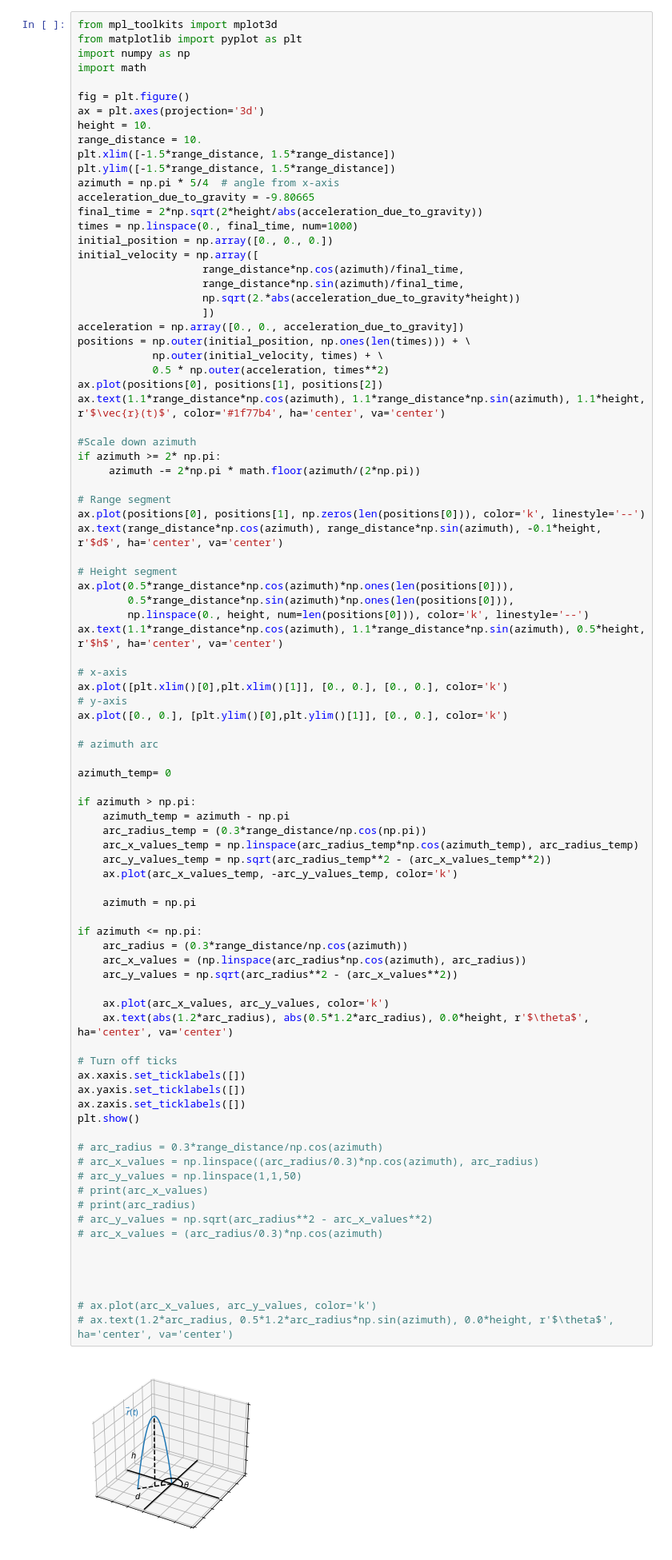
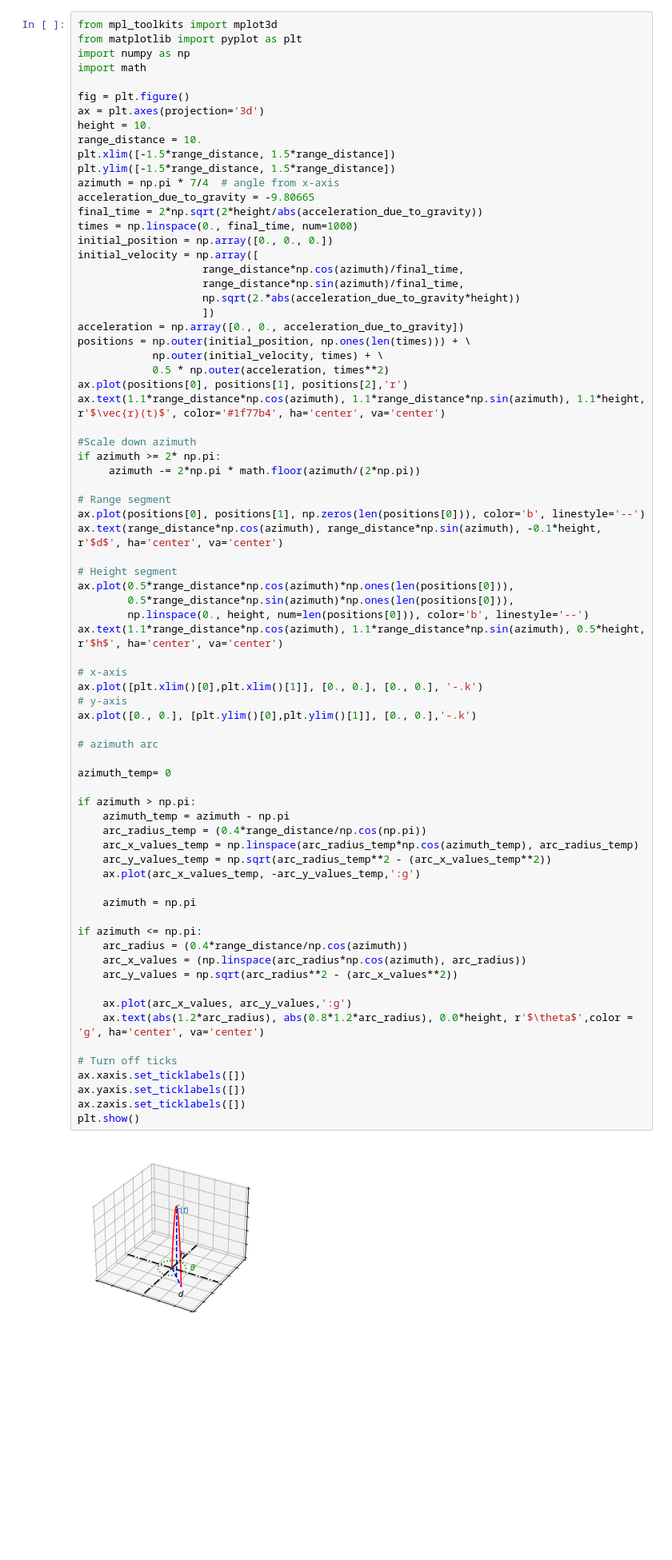
Before and after one commit to MIND-and-MATTER/Luccas_Michael_Dynamics, a Jupyter notebook: Curvilinear Motion.ipynb, the cells around one changed output. Shown at 80% size. Cells and saved outputs as stored; diff of their text form; blank space fills up the shorter version.

```diff
--- a/Curvilinear Motion.ipynb
+++ b/Curvilinear Motion.ipynb
@@ -86,7 +86,7 @@ height = 10.
 range_distance = 10.
 plt.xlim([-1.5*range_distance, 1.5*range_distance])
 plt.ylim([-1.5*range_distance, 1.5*range_distance])
-azimuth = np.pi * 5/4  # angle from x-axis
+azimuth = np.pi * 7/4  # angle from x-axis
 acceleration_due_to_gravity = -9.80665
 final_time = 2*np.sqrt(2*height/abs(acceleration_due_to_gravity))
 times = np.linspace(0., final_time, num=1000)
@@ -100,7 +100,7 @@ acceleration = np.array([0., 0., acceleration_due_to_gravity])
 positions = np.outer(initial_position, np.ones(len(times))) + \
             np.outer(initial_velocity, times) + \
             0.5 * np.outer(acceleration, times**2)
-ax.plot(positions[0], positions[1], positions[2])
+ax.plot(positions[0], positions[1], positions[2],'r')
 ax.text(1.1*range_distance*np.cos(azimuth), 1.1*range_distance*np.sin(azimuth), 1.1*height, r'$\vec{r}(t)$', color='#1f77b4', ha='center', va='center')
 
 #Scale down azimuth
@@ -108,62 +108,48 @@ if azimuth >= 2* np.pi:
      azimuth -= 2*np.pi * math.floor(azimuth/(2*np.pi))
 
 # Range segment
-ax.plot(positions[0], positions[1], np.zeros(len(positions[0])), color='k', linestyle='--')
+ax.plot(positions[0], positions[1], np.zeros(len(positions[0])), color='b', linestyle='--')
 ax.text(range_distance*np.cos(azimuth), range_distance*np.sin(azimuth), -0.1*height, r'$d$', ha='center', va='center')
 
 # Height segment
 ax.plot(0.5*range_distance*np.cos(azimuth)*np.ones(len(positions[0])),
         0.5*range_distance*np.sin(azimuth)*np.ones(len(positions[0])),
-        np.linspace(0., height, num=len(positions[0])), color='k', linestyle='--')
+        np.linspace(0., height, num=len(positions[0])), color='b', linestyle='--')
 ax.text(1.1*range_distance*np.cos(azimuth), 1.1*range_distance*np.sin(azimuth), 0.5*height, r'$h$', ha='center', va='center')
 
 # x-axis
-ax.plot([plt.xlim()[0],plt.xlim()[1]], [0., 0.], [0., 0.], color='k')
+ax.plot([plt.xlim()[0],plt.xlim()[1]], [0., 0.], [0., 0.], '-.k')
 # y-axis
-ax.plot([0., 0.], [plt.ylim()[0],plt.ylim()[1]], [0., 0.], color='k')
+ax.plot([0., 0.], [plt.ylim()[0],plt.ylim()[1]], [0., 0.],'-.k')
 
 # azimuth arc
 
 azimuth_temp= 0
 
 if azimuth > np.pi:
     azimuth_temp = azimuth - np.pi
-    arc_radius_temp = (0.3*range_distance/np.cos(np.pi))
+    arc_radius_temp = (0.4*range_distance/np.cos(np.pi))
     arc_x_values_temp = np.linspace(arc_radius_temp*np.cos(azimuth_temp), arc_radius_temp)
     arc_y_values_temp = np.sqrt(arc_radius_temp**2 - (arc_x_values_temp**2))
-    ax.plot(arc_x_values_temp, -arc_y_values_temp, color='k')
+    ax.plot(arc_x_values_temp, -arc_y_values_temp,':g')
 
     azimuth = np.pi
 
 if azimuth <= np.pi:
-    arc_radius = (0.3*range_distance/np.cos(azimuth))
+    arc_radius = (0.4*range_distance/np.cos(azimuth))
     arc_x_values = (np.linspace(arc_radius*np.cos(azimuth), arc_radius))
     arc_y_values = np.sqrt(arc_radius**2 - (arc_x_values**2))
 
-    ax.plot(arc_x_values, arc_y_values, color='k')
-    ax.text(abs(1.2*arc_radius), abs(0.5*1.2*arc_radius), 0.0*height, r'$\theta$', ha='center', va='center')
+    ax.plot(arc_x_values, arc_y_values,':g')
+    ax.text(abs(1.2*arc_radius), abs(0.8*1.2*arc_radius), 0.0*height, r'$\theta$',color = 'g', ha='center', va='center')
 
 # Turn off ticks
 ax.xaxis.set_ticklabels([])
 ax.yaxis.set_ticklabels([])
 ax.zaxis.set_ticklabels([])
 plt.show()
-
-# arc_radius = 0.3*range_distance/np.cos(azimuth)
-# arc_x_values = np.linspace((arc_radius/0.3)*np.cos(azimuth), arc_radius)
-# arc_y_values = np.linspace(1,1,50)
-# print(arc_x_values)
-# print(arc_radius)
-# arc_y_values = np.sqrt(arc_radius**2 - arc_x_values**2)
-# arc_x_values = (arc_radius/0.3)*np.cos(azimuth)
-
-
-
-
-# ax.plot(arc_x_values, arc_y_values, color='k')
-# ax.text(1.2*arc_radius, 0.5*1.2*arc_radius*np.sin(azimuth), 0.0*height, r'$\theta$', ha='center', va='center')
 # %% [output]
-[figure, old version]
+[figure, new version]
 # %% [markdown]
 $\vec{v}(t) = ? $
 
```
